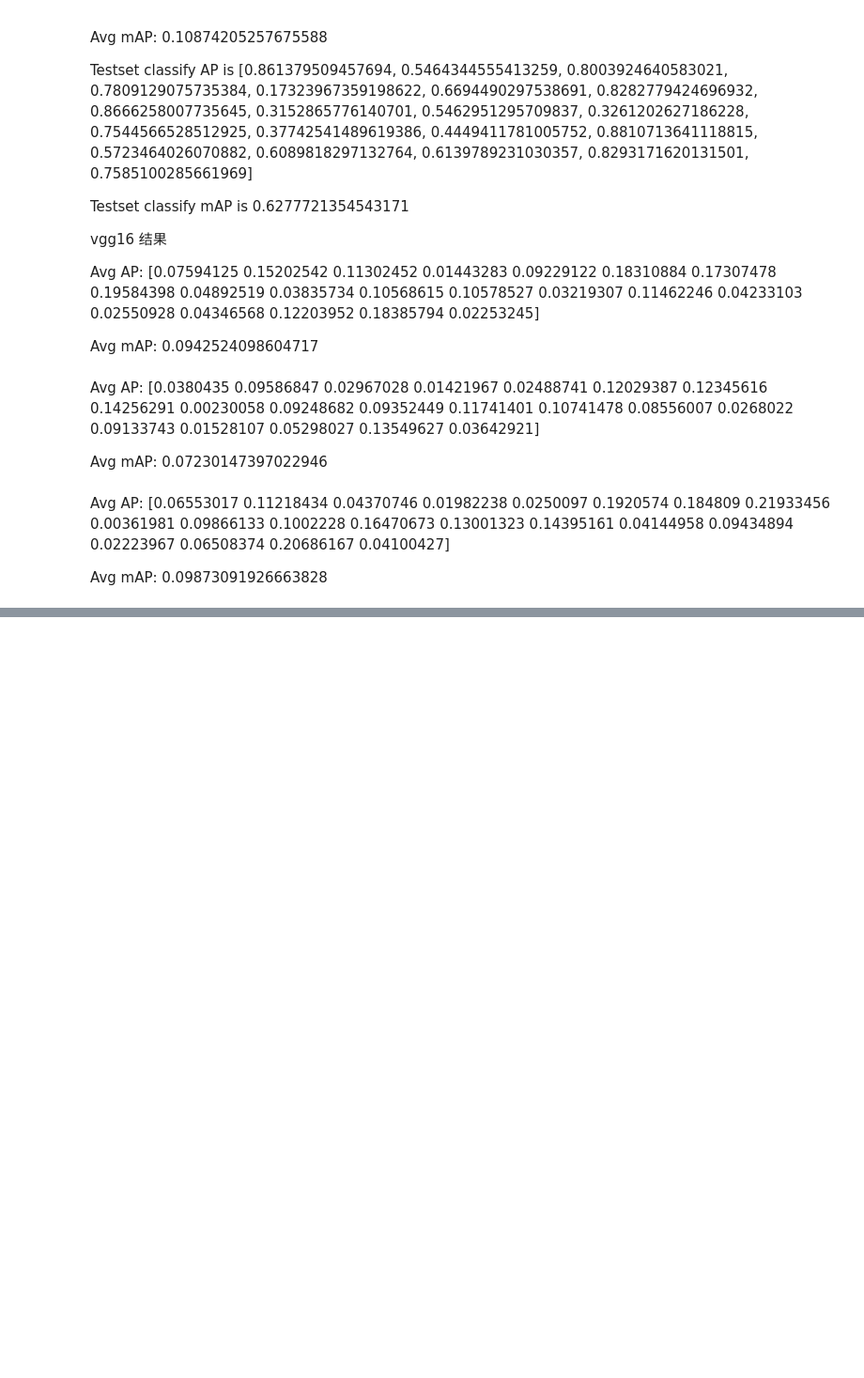
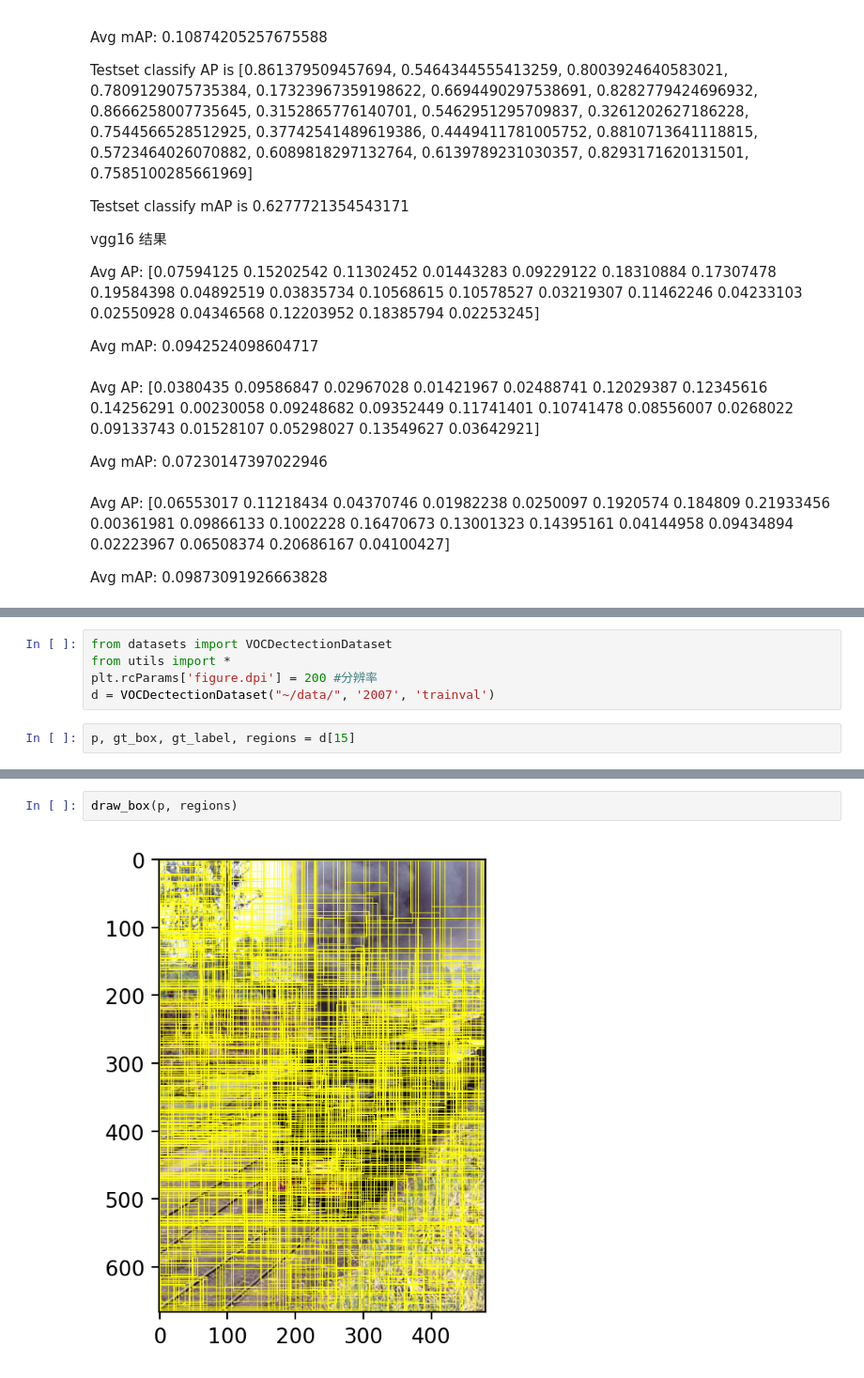
Before and after one commit to Muxv/OICR-pytorch, a Jupyter notebook: src/validate.ipynb, the cells around one changed output, grey strips where cells are left out. Shown at 94% size. Drawn from its saved outputs; the diff is of its cells as text; blank space fills up the shorter version.

```diff
--- a/src/validate.ipynb
+++ b/src/validate.ipynb
@@ -263,0 +456,7 @@ True
+# %%
+from datasets import VOCDectectionDataset
+from utils import *
+plt.rcParams['figure.dpi'] = 200 #分辨率
+d = VOCDectectionDataset("~/data/", '2007', 'trainval')
+# %%
+p, gt_box, gt_label, regions = d[15]
@@ -263,0 +479,4 @@ True
+# %%
+draw_box(p, regions)
+# %% [output]
+[figure, added]
```
Also changed, not shown: parts of 22 cells of this notebook, 20 other files.
